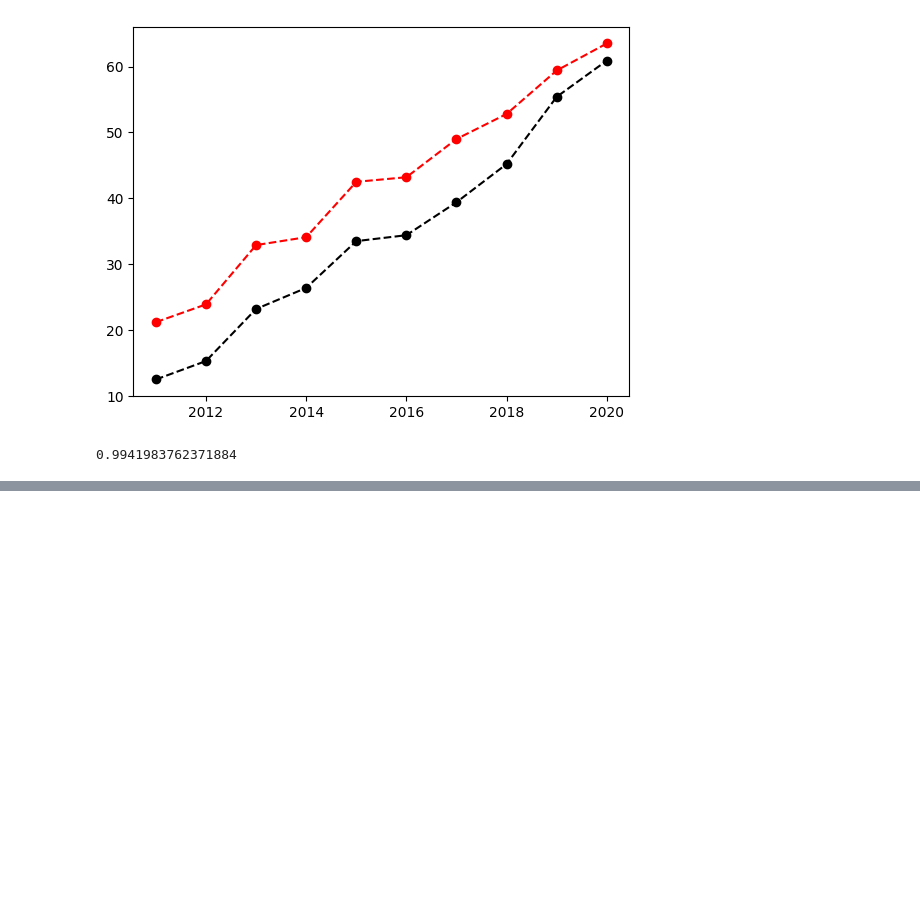
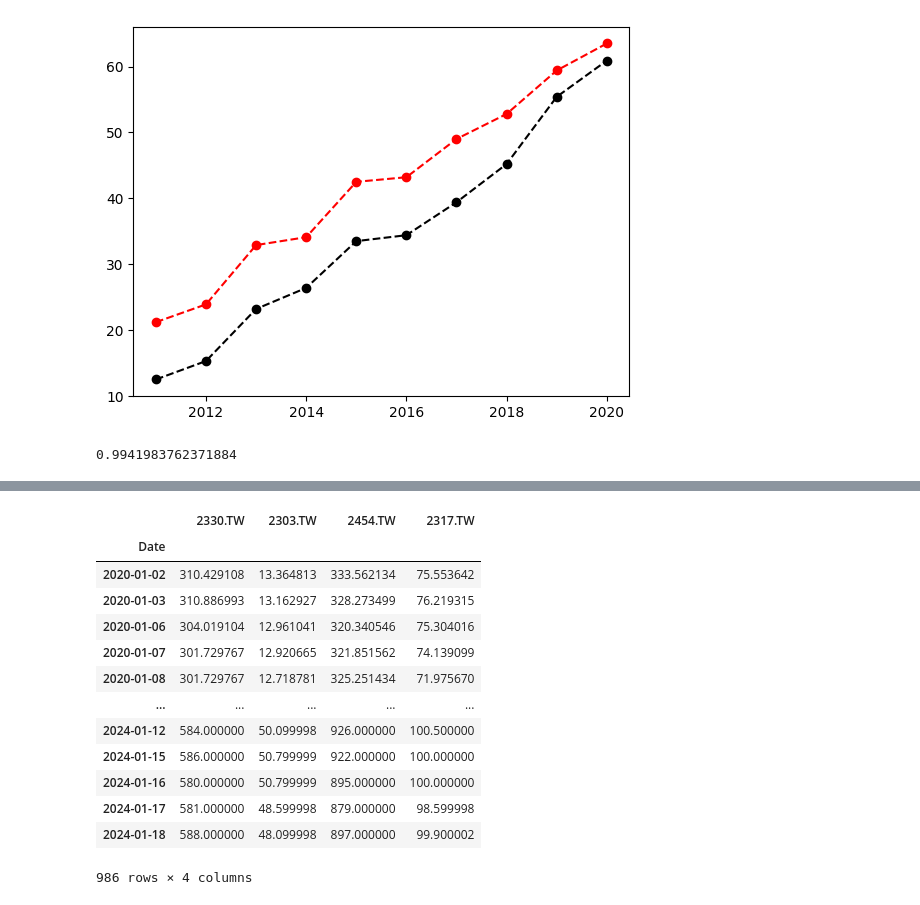
Before and after one commit to chainmine55/2023_11_16Python, a Jupyter notebook: lesson20/lesson20_1.ipynb, the cells around one changed output, grey strips where cells are left out. Drawn from its saved outputs; the diff is of its cells as text; code cells hidden in the pictures; blank space fills up the shorter version.

```diff
--- a/lesson20/lesson20_1.ipynb
+++ b/lesson20/lesson20_1.ipynb
@@ -81,3 +82,7 @@ all_data
  2024-01-18  18231450
 
  [986 rows x 6 columns]}
+# %%
+for ticks,data in all_data.items():
+    print(ticks)
+    print(data)
@@ -83,0 +107,18 @@ all_data
+# %%
+dataFrame = pd.DataFrame({ticks: data['Adj Close'] for ticks,data in all_data.items()})
+dataFrame
+# %% [output]
+|  | 2330.TW | 2303.TW | 2454.TW | 2317.TW |
+| Date |  |  |  |  |
+| 2020-01-02 | 310.429108 | 13.364813 | 333.562134 | 75.553642 |
+| 2020-01-03 | 310.886993 | 13.162927 | 328.273499 | 76.219315 |
+| 2020-01-06 | 304.019104 | 12.961041 | 320.340546 | 75.304016 |
+| 2020-01-07 | 301.729767 | 12.920665 | 321.851562 | 74.139099 |
+| 2020-01-08 | 301.729767 | 12.718781 | 325.251434 | 71.975670 |
+| ... | ... | ... | ... | ... |
+| 2024-01-12 | 584.000000 | 50.099998 | 926.000000 | 100.500000 |
+| 2024-01-15 | 586.000000 | 50.799999 | 922.000000 | 100.000000 |
+| 2024-01-16 | 580.000000 | 50.799999 | 895.000000 | 100.000000 |
+| 2024-01-17 | 581.000000 | 48.599998 | 879.000000 | 98.599998 |
+| 2024-01-18 | 588.000000 | 48.099998 | 897.000000 | 99.900002 |
+986 rows × 4 columns
```
Also changed, not shown: parts of 4 cells of this notebook.
